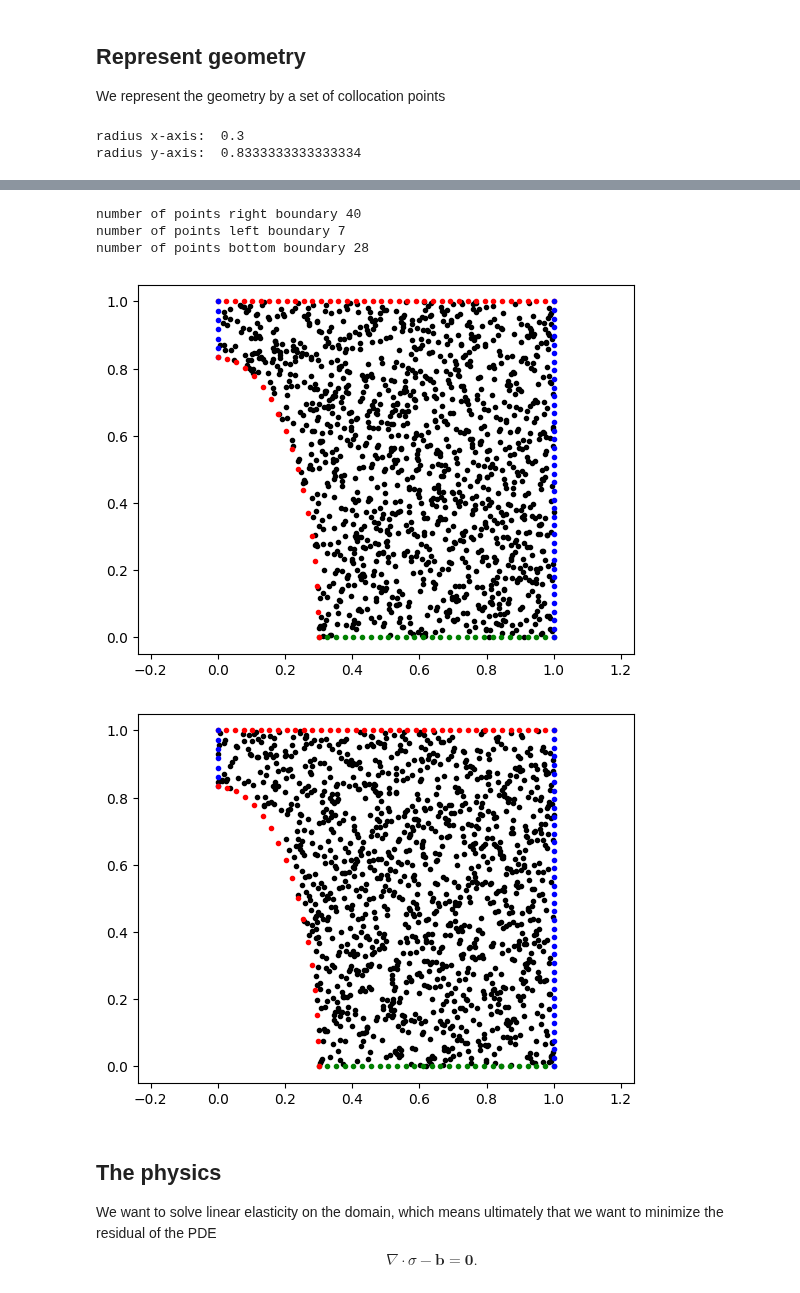
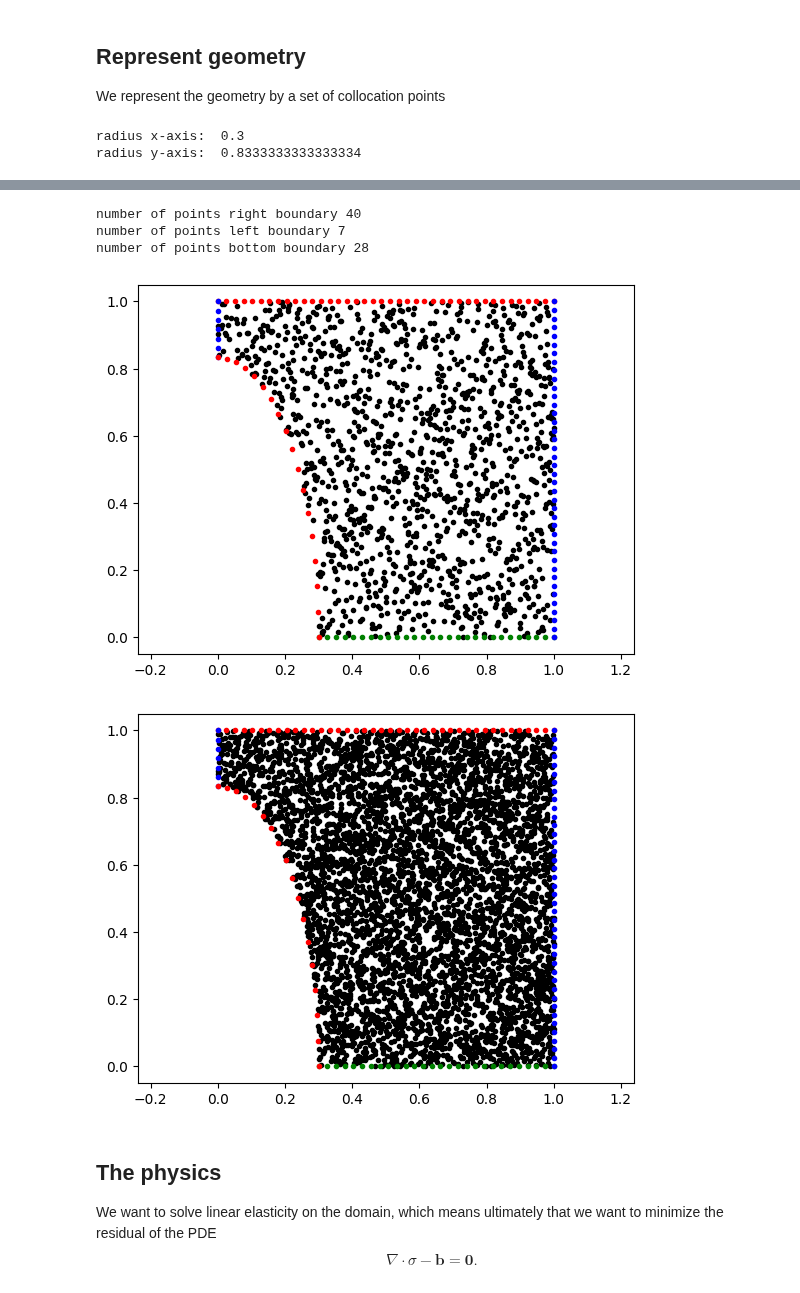
Before and after one commit to meyer-nils/numerical_examples, a Jupyter notebook: plate_hole_2d/ElliCHANGEDtorch.ipynb, the cells around one changed output, grey strips where cells are left out. Drawn from its saved outputs; the diff is of its cells as text; code cells hidden in the pictures.

```diff
--- a/plate_hole_2d/ElliCHANGEDtorch.ipynb
+++ b/plate_hole_2d/ElliCHANGEDtorch.ipynb
@@ -64,7 +64,7 @@ def create_collocation_points(Re_x, Re_y, L, N):
     points = points[(((points[:,0] ** 2)/(Re_x**2)) + ((points[:,1] ** 2)/(Re_y**2))) > 1]
     x_collocation = torch.tensor(points[:,0], requires_grad=True).float()
     y_collocation = torch.tensor(points[:,1], requires_grad=True).float()
-    return x_collocation, y_collocation
+    return [x_collocation, y_collocation]
 
 def set_boundaries(Re_x, Re_y, L, N):
     # Boundaries
@@ -78,48 +78,46 @@ def set_boundaries(Re_x, Re_y, L, N):
     y_left = torch.linspace(Re_y, L, ceil(N*(1-Re_y)))
 
     x_bottom = torch.linspace(Re_x, L, ceil(N*(1-Re_x)))
     y_bottom = L * torch.zeros(ceil(N*(1-Re_x)), 1)
 
     phi = np.linspace(0, 0.5 * np.pi, int(N * 0.5 * np.pi * Re_x / L))
     x_hole = torch.tensor(Re_x * np.cos(phi), requires_grad=True).float()
     y_hole = torch.tensor(Re_y * np.sin(phi), requires_grad=True).float()
 
-    #Frage an Nils: für was n_hole??
     n_hole = torch.tensor(np.stack([-np.cos(phi), -np.sin(phi)]).T).float()
 
     print("number of points right boundary", N)
     print("number of points left boundary", ceil(N*(1-Re_y)))
     print("number of points bottom boundary", ceil(N*(1-Re_x)))
     return [x_top, y_top, x_right, y_right, x_left, y_left, x_bottom, y_bottom, x_hole, y_hole, n_hole]
 
-def plot_plate_with_hole(x_collo, y_collo,x_top, y_top, x_right, y_right, x_left, y_left, x_bottom, y_bottom, x_hole, y_hole):
+def plot_plate_with_hole(x_collo, y_collo, boundary_points):
     # Visualize geometry (Dirichlet blue, Neumann red)
     plt.plot(x_collo.detach(), y_collo.detach(), ".k")
-    plt.plot(x_top.detach(), y_top.detach(), ".r")
-    plt.plot(x_bottom, y_bottom, ".g")
-    plt.plot(x_left, y_left, ".b")
-    plt.plot(x_right, y_right, ".b")
-    t = np.linspace(0, 0.5*pi, N)
-    plt.plot(x_hole.detach(), y_hole.detach(), ".r")
+    plt.plot(boundary_points[0].detach(), boundary_points[1].detach(), ".r")
+    plt.plot(boundary_points[6], boundary_points[7], ".g")
+    plt.plot(boundary_points[4], boundary_points[5], ".b")
+    plt.plot(boundary_points[2], boundary_points[3], ".b")
+    plt.plot(boundary_points[8].detach(), boundary_points[9].detach(), ".r")
     plt.axis("equal")
     plt.show()
 
 Re_xnew, Re_ynew = create_ellipse(Re_x,SuAr, L)
 plot_quarter_elli(Re_xnew, Re_ynew)
-x_collo_train, y_collo_train = create_collocation_points(Re_xnew, Re_ynew, L, N)
-x_collo_test, y_collo_test = create_collocation_points(Re_xnew, Re_ynew, L, N)
-x_top, y_top, x_right, y_right, x_left, y_left, x_bottom, y_bottom, x_hole, y_hole, n_hole = set_boundaries(Re_xnew, Re_ynew, L, N)
-plot_plate_with_hole(x_collo_train, y_collo_train, x_top, y_top, x_right, y_right, x_left, y_left, x_bottom, y_bottom, x_hole, y_hole)
-plot_plate_with_hole(x_collo_test, y_collo_test, x_top, y_top, x_right, y_right, x_left, y_left, x_bottom, y_bottom, x_hole, y_hole)
+collo_train_points = create_collocation_points(Re_xnew, Re_ynew, L, N)
+collo_test_points = create_collocation_points(Re_xnew, Re_ynew, L, N*2)
+boundary_points = set_boundaries(Re_xnew, Re_ynew, L, N)
+plot_plate_with_hole(*collo_train_points, boundary_points[:-1])
+plot_plate_with_hole(*collo_test_points, boundary_points[:-1])
 # %% [output]
 radius x-axis:  0.3
 radius y-axis:  0.8333333333333334
 [figure]
 number of points right boundary 40
 number of points left boundary 7
 number of points bottom boundary 28
-[figure, old version]
+[figure, new version]
-[figure, old version]
+[figure, new version]
 # %%
 class Net(torch.nn.Module):
     def __init__(self):
```
Also changed, not shown: parts of 4 cells of this notebook.
